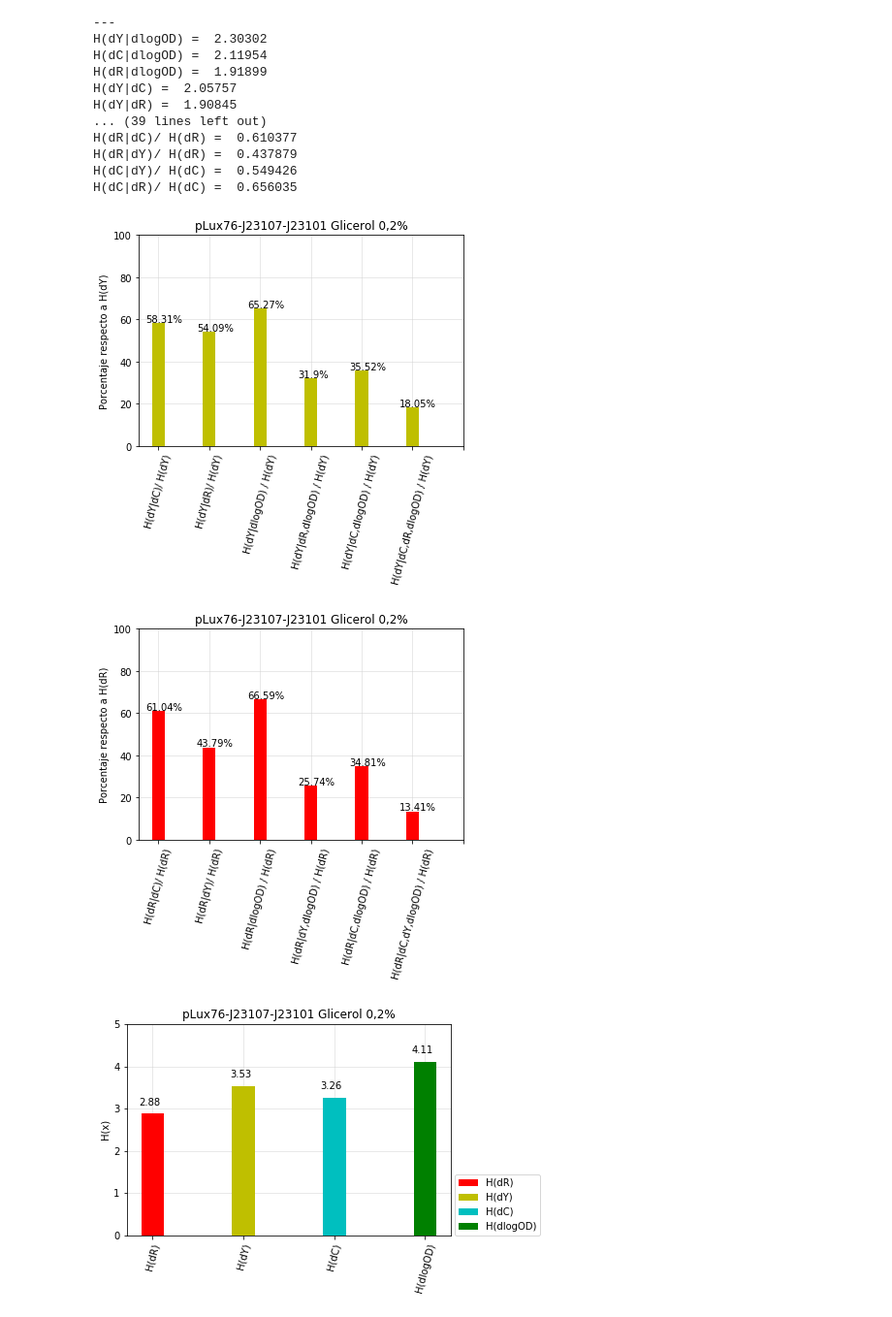
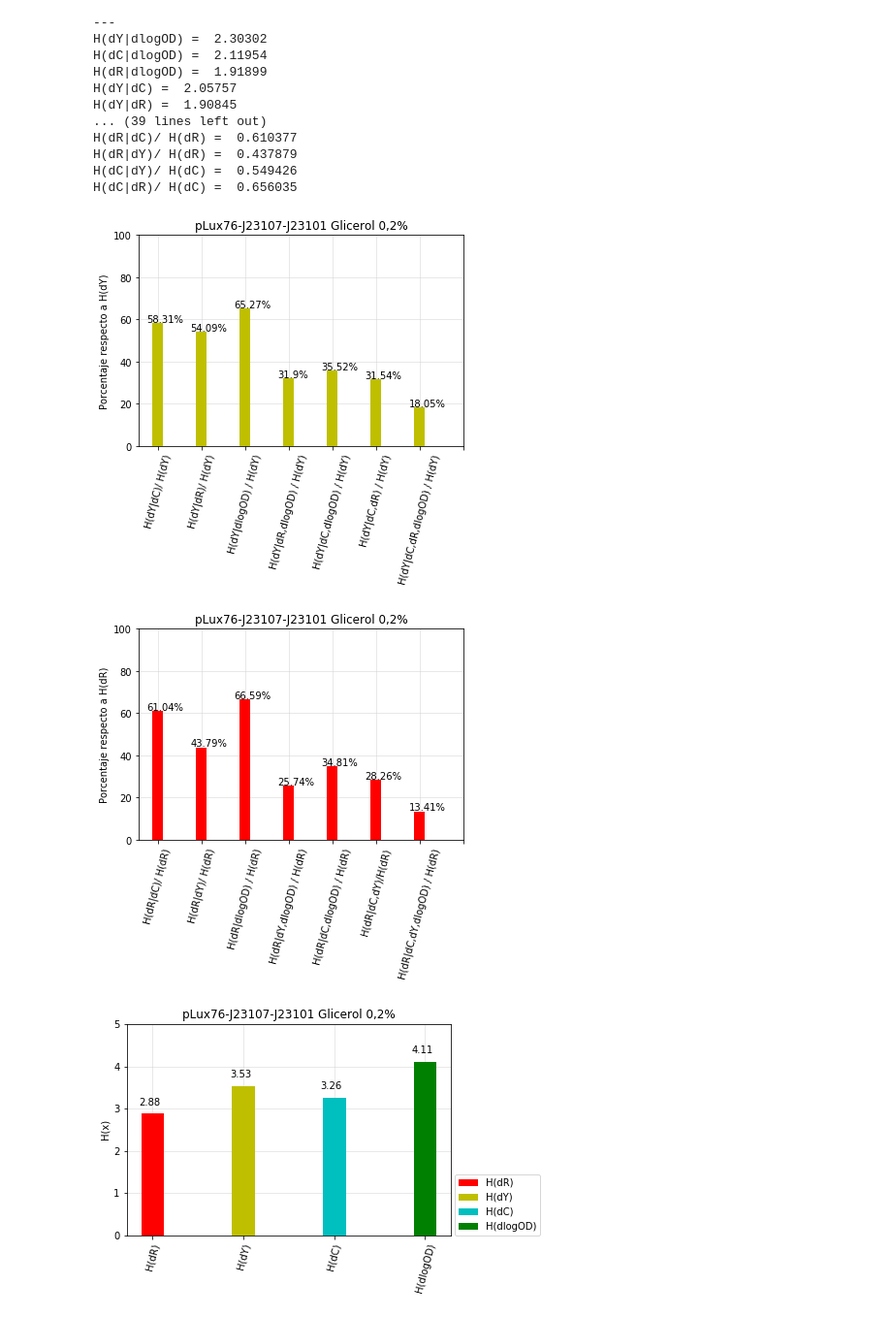
Before and after one commit to macams/Biosensores, a Jupyter notebook: Análisis/Entropía/Entropía E3.ipynb, the cells around one changed output. Shown at 97% size. Saved outputs shown, nothing was run; the diff lists cells and outputs as text; code cells hidden in the pictures.

```diff
--- a/Análisis/Entropía/Entropía E3.ipynb
+++ b/Análisis/Entropía/Entropía E3.ipynb
@@ -877,11 +885,12 @@ B5= (conditional_entropy(prob_density2d(dr3,dy3))/entropy(prob_density(dy3)))*10
 C5=(conditional_entropy(prob_density2d(do3,dy3))/entropy(prob_density(dy3)))*100 #H(dY|dlogOD) / H(dY)
 D5=(conditional_entropy(prob_density3d(dr3,dy3,do3))/entropy(prob_density(dy3)))*100 #H(dY|dR,dlogOD) / H(dY)
 E5=(conditional_entropy(prob_density3d(dc3,dy3,do3))/entropy(prob_density(dy3)))*100 #H(dY|dC,dlogOD) / H(dY)
-F5= (conditional_entropy(prob_density4d(dc3,dy3,dr3,do3))/entropy(prob_density(dy3)))*100 #H(dY|dC,dR,dlogOD) / H(dY)
+F5=(conditional_entropy(prob_density3d(dc3,dy3,dr3))/entropy(prob_density(dy3)))*100#H(dY|dC,dR)/H(dY)
+G5= (conditional_entropy(prob_density4d(dc3,dy3,dr3,do3))/entropy(prob_density(dy3)))*100 #H(dY|dC,dR,dlogOD) / H(dY)
 
-ent_y5=[A5,B5,C5,D5,E5,F5]
+ent_y5=[A5,B5,C5,D5,E5,F5,G5]
 
-X = np.arange(7)
+X = np.arange(8)
 plt.figure()
 plt.title('pLux76-J23107-J23101 Glucosa 0,4%')
 plt.ylabel('Porcentaje respecto a H(dY)')
@@ -892,7 +901,8 @@ plt.bar(X[2],ent_y5[2],color='y',width=0.25,zorder=3)
 plt.bar(X[3],ent_y5[3],color='y',width=0.25,zorder=3)
 plt.bar(X[4],ent_y5[4],color='y',width=0.25,zorder=3)
 plt.bar(X[5],ent_y5[5],color='y',width=0.25,zorder=3)
-plt.xticks(X, ['H(dY|dC)/ H(dY)',"H(dY|dR)/ H(dY)",'H(dY|dlogOD) / H(dY)',"H(dY|dR,dlogOD) / H(dY)",'H(dY|dC,dlogOD) / H(dY)',"H(dY|dC,dR,dlogOD) / H(dY)"],rotation=75)
+plt.bar(X[6],ent_y5[6],color='y',width=0.25,zorder=3)
+plt.xticks(X, ['H(dY|dC)/ H(dY)',"H(dY|dR)/ H(dY)",'H(dY|dlogOD) / H(dY)',"H(dY|dR,dlogOD) / H(dY)",'H(dY|dC,dlogOD) / H(dY)','H(dY|dC,dR) / H(dY)',"H(dY|dC,dR,dlogOD) / H(dY)"],rotation=75)
 plt.grid(color='lightgray', linestyle='-', linewidth=0.5,zorder=0)
 for a,b in zip(X,ent_y5):
     plt.text(a-0.25,b+0.5,str(np.round(b,2))+'%',fontsize=10.0, color='k')
@@ -903,11 +913,12 @@ B6= (conditional_entropy(prob_density2d(dy3,dr3))/entropy(prob_density(dr3)))*10
 C6=(conditional_entropy(prob_density2d(do3,dr3))/entropy(prob_density(dr3)))*100 #H(dR|dlogOD) / H(dR)
 D6=(conditional_entropy(prob_density3d(dy3,dr3,do3))/entropy(prob_density(dr3)))*100 #H(dR|dY,dlogOD) / H(dR)
 E6=(conditional_entropy(prob_density3d(dc3,dr3,do3))/entropy(prob_density(dr3)))*100 #H(dR|dC,dlogOD) / H(dR)
-F6= (conditional_entropy(prob_density4d(dc3,dr3,dy3,do3))/entropy(prob_density(dr3)))*100 #H(dR|dC,dY,dlogOD) / H(dR)
+F6=(conditional_entropy(prob_density3d(dc3,dr3,dy3))/entropy(prob_density(dr3)))*100 #H(dR|dC,dY)
+G6= (conditional_entropy(prob_density4d(dc3,dr3,dy3,do3))/entropy(prob_density(dr3)))*100 #H(dR|dC,dY,dlogOD) / H(dR)
 
-ent_y6=[A6,B6,C6,D6,E6,F6]
+ent_y6=[A6,B6,C6,D6,E6,F6,G6]
 
-X = np.arange(7)
+X = np.arange(8)
 plt.figure()
 plt.title('pLux76-J23107-J23101 Glucosa 0,4%')
 plt.ylabel('Porcentaje respecto a H(dR)')
@@ -918,7 +929,8 @@ plt.bar(X[2],ent_y6[2],color='r',width=0.25,zorder=3)
 plt.bar(X[3],ent_y6[3],color='r',width=0.25,zorder=3)
 plt.bar(X[4],ent_y6[4],color='r',width=0.25,zorder=3)
 plt.bar(X[5],ent_y6[5],color='r',width=0.25,zorder=3)
-plt.xticks(X, ['H(dR|dC)/ H(dR)',"H(dR|dY)/ H(dR)",'H(dR|dlogOD) / H(dR)',"H(dR|dY,dlogOD) / H(dR)",'H(dR|dC,dlogOD) / H(dR)',"H(dR|dC,dY,dlogOD) / H(dR)"],rotation=75)
+plt.bar(X[6],ent_y6[6],color='r',width=0.25,zorder=3)
+plt.xticks(X, ['H(dR|dC)/ H(dR)',"H(dR|dY)/ H(dR)",'H(dR|dlogOD) / H(dR)',"H(dR|dY,dlogOD) / H(dR)",'H(dR|dC,dlogOD) / H(dR)','H(dR|dC,dY)/H(dR)',"H(dR|dC,dY,dlogOD) / H(dR)"],rotation=75)
 plt.grid(color='lightgray', linestyle='-', linewidth=0.5,zorder=0)
 for a,b in zip(X,ent_y6):
     plt.text(a-0.25,b+0.5,str(np.round(b,2))+'%',fontsize=10.0, color='k')
@@ -1137,11 +1149,12 @@ B7= (conditional_entropy(prob_density2d(dr4,dy4))/entropy(prob_density(dy4)))*10
 C7=(conditional_entropy(prob_density2d(do4,dy4))/entropy(prob_density(dy4)))*100 #H(dY|dlogOD) / H(dY)
 D7=(conditional_entropy(prob_density3d(dr4,dy4,do4))/entropy(prob_density(dy4)))*100 #H(dY|dR,dlogOD) / H(dY)
 E7=(conditional_entropy(prob_density3d(dc4,dy4,do4))/entropy(prob_density(dy4)))*100 #H(dY|dC,dlogOD) / H(dY)
-F7=(conditional_entropy(prob_density4d(dc4,dy4,dr4,do4))/entropy(prob_density(dy4)))*100 #H(dY|dC,dR,dlogOD) / H(dY)
+F7=(conditional_entropy(prob_density3d(dc4,dy4,dr4))/entropy(prob_density(dy4)))*100#H(dY|dC,dR)/H(dY)
+G7=(conditional_entropy(prob_density4d(dc4,dy4,dr4,do4))/entropy(prob_density(dy4)))*100 #H(dY|dC,dR,dlogOD) / H(dY)
 
-ent_y7=[A7,B7,C7,D7,E7,F7]
+ent_y7=[A7,B7,C7,D7,E7,F7,G7]
 
-X = np.arange(7)
+X = np.arange(8)
 plt.figure()
 plt.title('pLux76-J23107-J23101 Glicerol 0,2%')
 plt.ylabel('Porcentaje respecto a H(dY)')
@@ -1152,40 +1165,43 @@ plt.bar(X[2],ent_y7[2],color='y',width=0.25,zorder=3)
 plt.bar(X[3],ent_y7[3],color='y',width=0.25,zorder=3)
 plt.bar(X[4],ent_y7[4],color='y',width=0.25,zorder=3)
 plt.bar(X[5],ent_y7[5],color='y',width=0.25,zorder=3)
-plt.xticks(X, ['H(dY|dC)/ H(dY)',"H(dY|dR)/ H(dY)",'H(dY|dlogOD) / H(dY)',"H(dY|dR,dlogOD) / H(dY)",'H(dY|dC,dlogOD) / H(dY)',"H(dY|dC,dR,dlogOD) / H(dY)"],rotation=75)
+plt.bar(X[6],ent_y7[6],color='y',width=0.25,zorder=3)
+plt.xticks(X, ['H(dY|dC)/ H(dY)',"H(dY|dR)/ H(dY)",'H(dY|dlogOD) / H(dY)',"H(dY|dR,dlogOD) / H(dY)",'H(dY|dC,dlogOD) / H(dY)','H(dY|dC,dR) / H(dY)',"H(dY|dC,dR,dlogOD) / H(dY)"],rotation=75)
 plt.grid(color='lightgray', linestyle='-', linewidth=0.5,zorder=0)
 for a,b in zip(X,ent_y7):
     plt.text(a-0.25,b+0.5,str(np.round(b,2))+'%',fontsize=10.0, color='k')
 plt.savefig(fname='porcentajes hy plux-107 gli.png',dpi=1200,facecolor='w',edgecolor='w',bbox_inches='tight',pad_inches=0.2)
 
 A8= (conditional_entropy(prob_density2d(dc4,dr4))/entropy(prob_density(dr4)))*100 #H(dR|dC)/ H(dR)
 B8= (conditional_entropy(prob_density2d(dy4,dr4))/entropy(prob_density(dr4)))*100 #H(dR|dY)/ H(dR)
 C8=(conditional_entropy(prob_density2d(do4,dr4))/entropy(prob_density(dr4)))*100 #H(dR|dlogOD) / H(dR)
 D8=(conditional_entropy(prob_density3d(dy4,dr4,do4))/entropy(prob_density(dr4)))*100 #H(dR|dY,dlogOD) / H(dR)
 E8=(conditional_entropy(prob_density3d(dc4,dr4,do4))/entropy(prob_density(dr4)))*100 #H(dR|dC,dlogOD) / H(dR)
-F8= (conditional_entropy(prob_density4d(dc4,dr4,dy4,do4))/entropy(prob_density(dr4)))*100 #H(dR|dC,dY,dlogOD) / H(dR)
+F8=(conditional_entropy(prob_density3d(dc4,dr4,dy4))/entropy(prob_density(dr4)))*100 #H(dR|dC,dY)
+G8= (conditional_entropy(prob_density4d(dc4,dr4,dy4,do4))/entropy(prob_density(dr4)))*100 #H(dR|dC,dY,dlogOD) / H(dR)
 
-ent_y8=[A8,B8,C8,D8,E8,F8]
+ent_y8=[A8,B8,C8,D8,E8,F8,G8]
 
-X = np.arange(7)
+X = np.arange(8)
 plt.figure()
 plt.title('pLux76-J23107-J23101 Glicerol 0,2%')
 plt.ylabel('Porcentaje respecto a H(dR)')
 plt.ylim(ymax = 100)
 plt.bar(X[0],ent_y8[0],color='r',width=0.25,zorder=3)
 plt.bar(X[1],ent_y8[1],color='r',width=0.25,zorder=3)
 plt.bar(X[2],ent_y8[2],color='r',width=0.25,zorder=3)
 plt.bar(X[3],ent_y8[3],color='r',width=0.25,zorder=3)
 plt.bar(X[4],ent_y8[4],color='r',width=0.25,zorder=3)
 plt.bar(X[5],ent_y8[5],color='r',width=0.25,zorder=3)
-plt.xticks(X, ['H(dR|dC)/ H(dR)',"H(dR|dY)/ H(dR)",'H(dR|dlogOD) / H(dR)',"H(dR|dY,dlogOD) / H(dR)",'H(dR|dC,dlogOD) / H(dR)',"H(dR|dC,dY,dlogOD) / H(dR)"],rotation=75)
+plt.bar(X[6],ent_y8[6],color='r',width=0.25,zorder=3)
+plt.xticks(X, ['H(dR|dC)/ H(dR)',"H(dR|dY)/ H(dR)",'H(dR|dlogOD) / H(dR)',"H(dR|dY,dlogOD) / H(dR)",'H(dR|dC,dlogOD) / H(dR)','H(dR|dC,dY)/H(dR)',"H(dR|dC,dY,dlogOD) / H(dR)"],rotation=75)
 plt.grid(color='lightgray', linestyle='-', linewidth=0.5,zorder=0)
 for a,b in zip(X,ent_y8):
     plt.text(a-0.25,b+0.5,str(np.round(b,2))+'%',fontsize=10.0, color='k')
 plt.savefig(fname='porcentajes hr plux-107 gli.png',dpi=1200,facecolor='w',edgecolor='w',bbox_inches='tight',pad_inches=0.2)
 # %% [output]
-[figure, old version]
+[figure, new version]
-[figure, old version]
+[figure, new version]
 # %%
 #Porcentajes respecto a entropía inicial
 hc4=entropy(prob_density(dc4))#H(dC)
```
Also changed, not shown: parts of 7 cells of this notebook, 55 other files.
